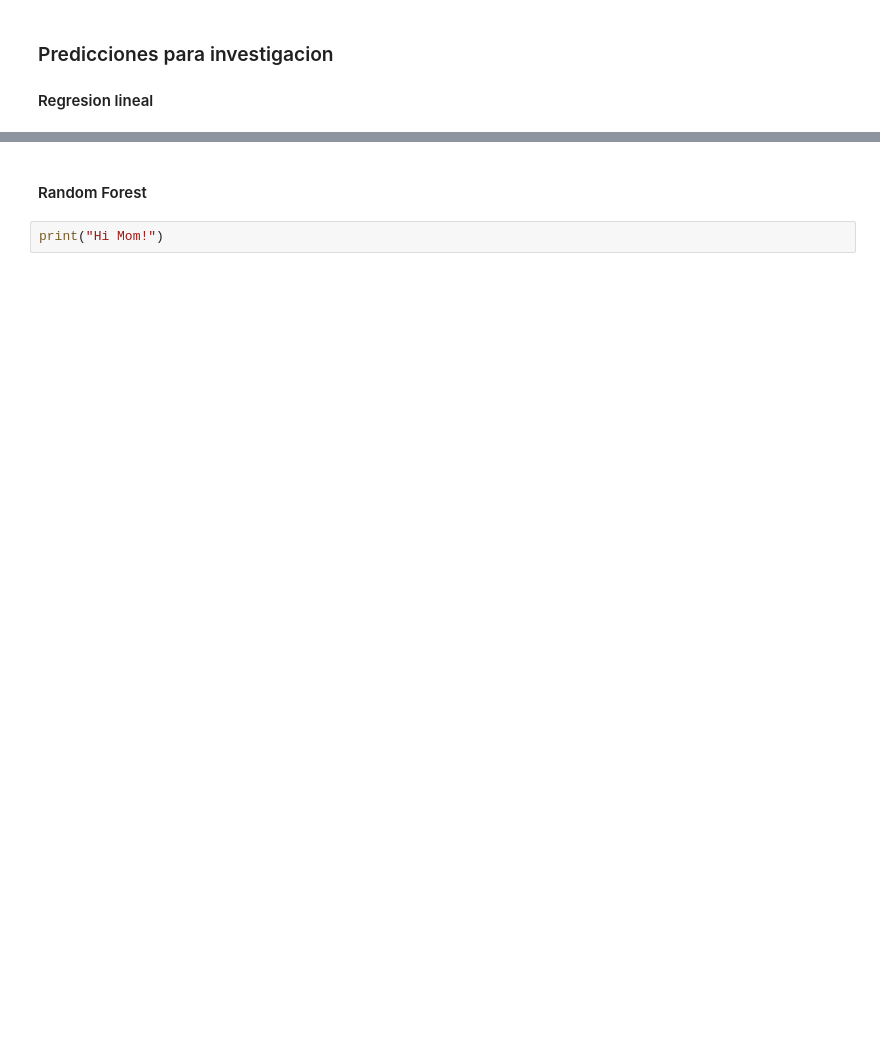
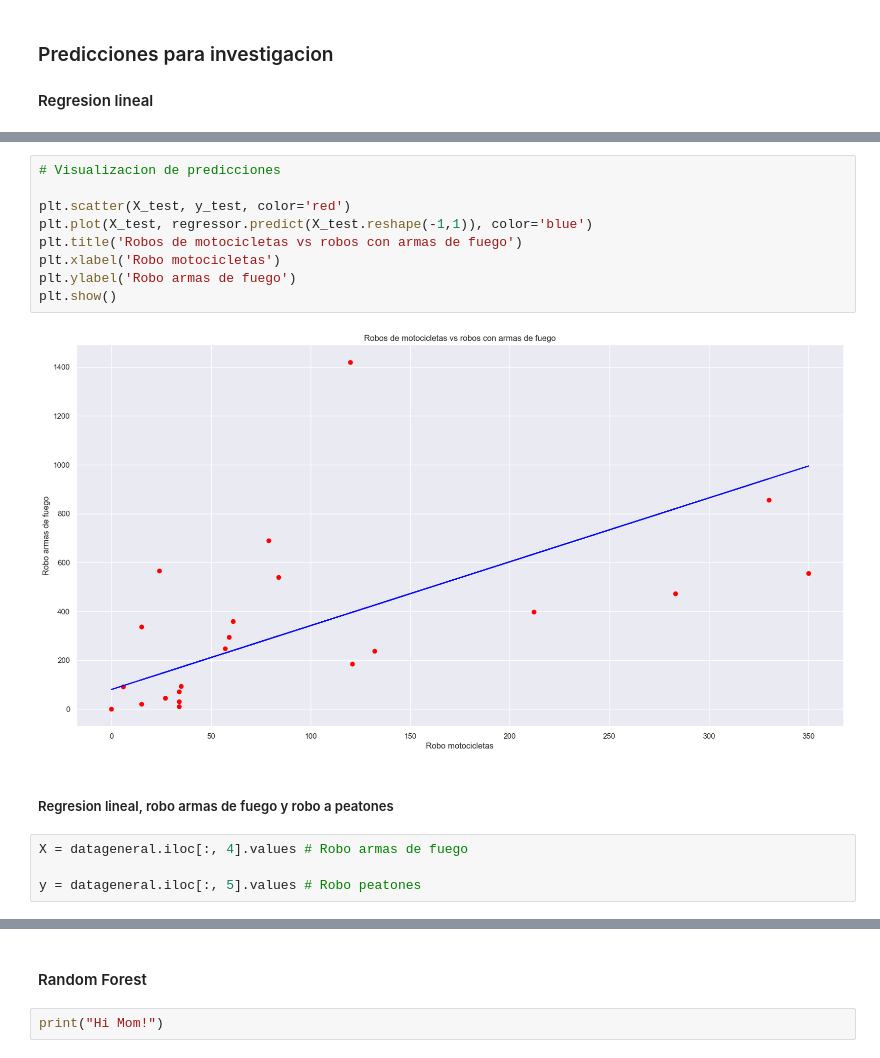
Before and after one commit to andresdlRoca/Data_Mining_Project-UVG-2023, a Jupyter notebook: main.ipynb, the cells around one changed output, grey strips where cells are left out. Drawn from its saved outputs; the diff is of its cells as text; blank space fills up the shorter version.

```diff
--- a/main.ipynb
+++ b/main.ipynb
@@ -366,0 +453,17 @@ print("Hi Mom!")
+# %%
+# Visualizacion de predicciones
+
+plt.scatter(X_test, y_test, color='red')
+plt.plot(X_test, regressor.predict(X_test.reshape(-1,1)), color='blue')
+plt.title('Robos de motocicletas vs robos con armas de fuego')
+plt.xlabel('Robo motocicletas')
+plt.ylabel('Robo armas de fuego')
+plt.show()
+# %% [output]
+[figure, added]
+# %% [markdown]
+##### Regresion lineal, robo armas de fuego y robo a peatones
+# %%
+X = datageneral.iloc[:, 4].values # Robo armas de fuego
+
+y = datageneral.iloc[:, 5].values # Robo peatones
```
Also changed, not shown: parts of 35 cells of this notebook, 11 other files.
